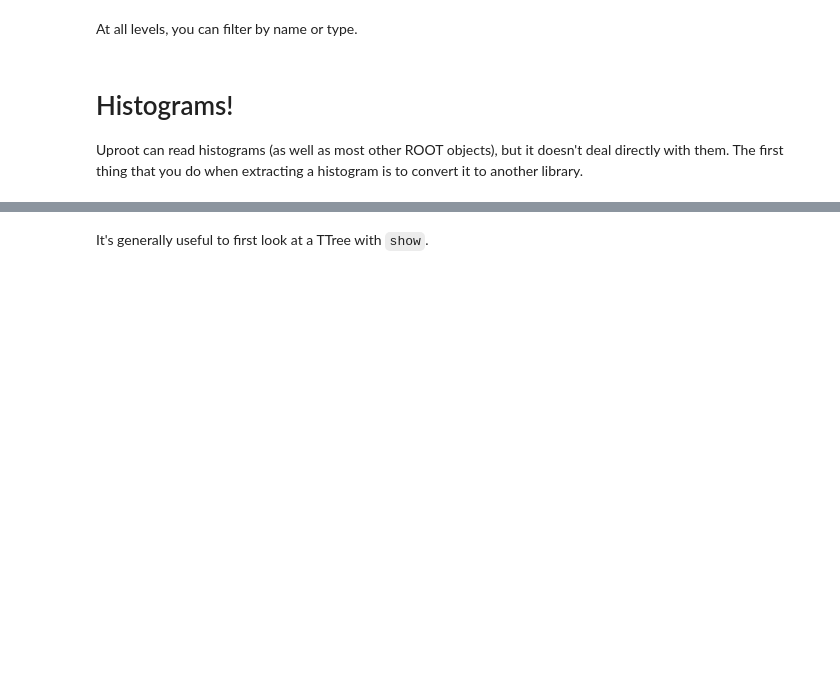
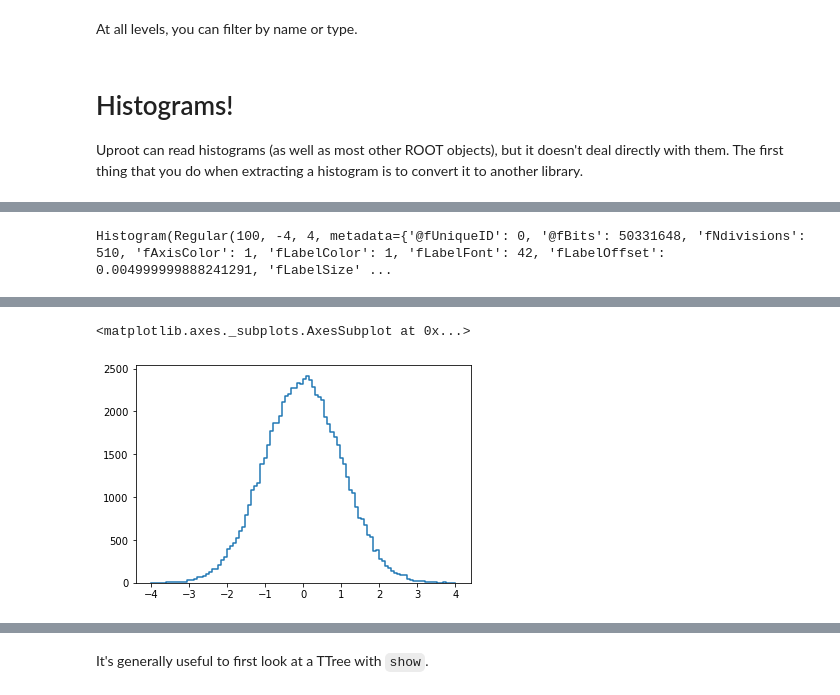
Before and after one commit to jpivarski-talks/2020-07-13-pyhep2020-tutorial, a Jupyter notebook: tutorial.ipynb, the cells around one changed output, grey strips where cells are left out. Drawn from its saved outputs; the diff is of its cells as text; code cells hidden in the pictures; blank space fills up the shorter version.

```diff
--- a/tutorial.ipynb
+++ b/tutorial.ipynb
@@ -193,5 +195,7 @@ histograms.classnames()
 # %%
-histograms["hpx"].bh
+histograms["hpx"].to_boost()
+# %% [output]
+Histogram(Regular(100, -4, 4, metadata={'@fUniqueID': 0, '@fBits': 50331648, 'fNdivisions': 510, 'fAxisColor': 1, 'fLabelColor': 1, 'fLabelFont': 42, 'fLabelOffset': 0.004999999888241291, 'fLabelSize' ...
 # %% [markdown]
 This is a [boost-histogram](https://github.com/scikit-hep/boost-histogram), a clean design of N-dimensional histograms in the [Boost](https://www.boost.org/doc/libs/release/libs/histogram/doc/html/index.html) C++ library (with Python bindings). Boost-histogram focuses just on **filling and manipulating (e.g. slicing)** histograms.
 
@@ -207,7 +211,10 @@ But we want to plot it, right? There's another library, [mplhep](https://github.
 # %%
 import matplotlib.pyplot as plt
 import mplhep
 
-mplhep.histplot(histograms["hpx"].bh)
+mplhep.histplot(histograms["hpx"].to_boost())
+# %% [output]
+<matplotlib.axes._subplots.AxesSubplot at 0x...>
+[figure, added]
 # %%
 plt.style.use(mplhep.style.CMS)
```
Also changed, not shown: parts of 11 cells of this notebook.
